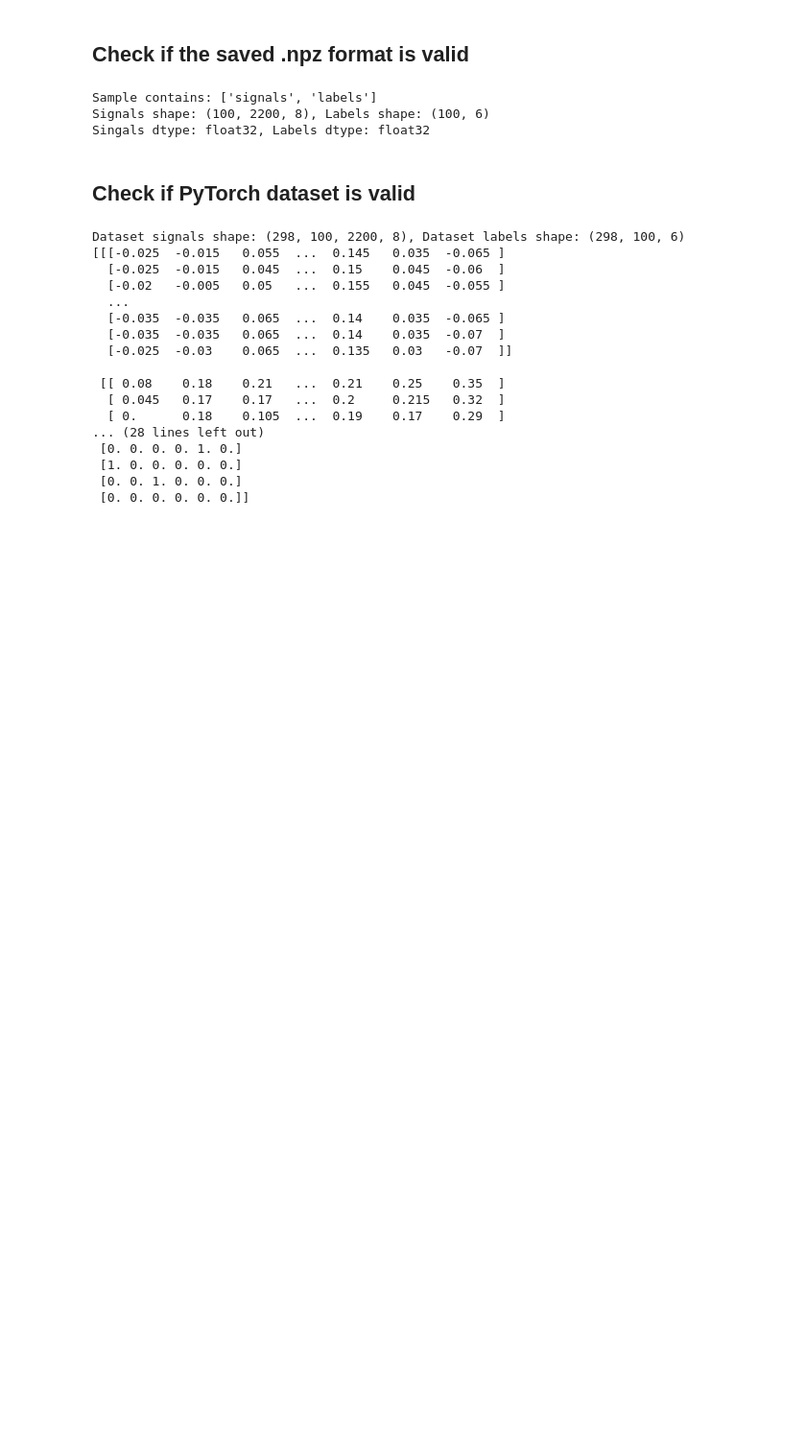
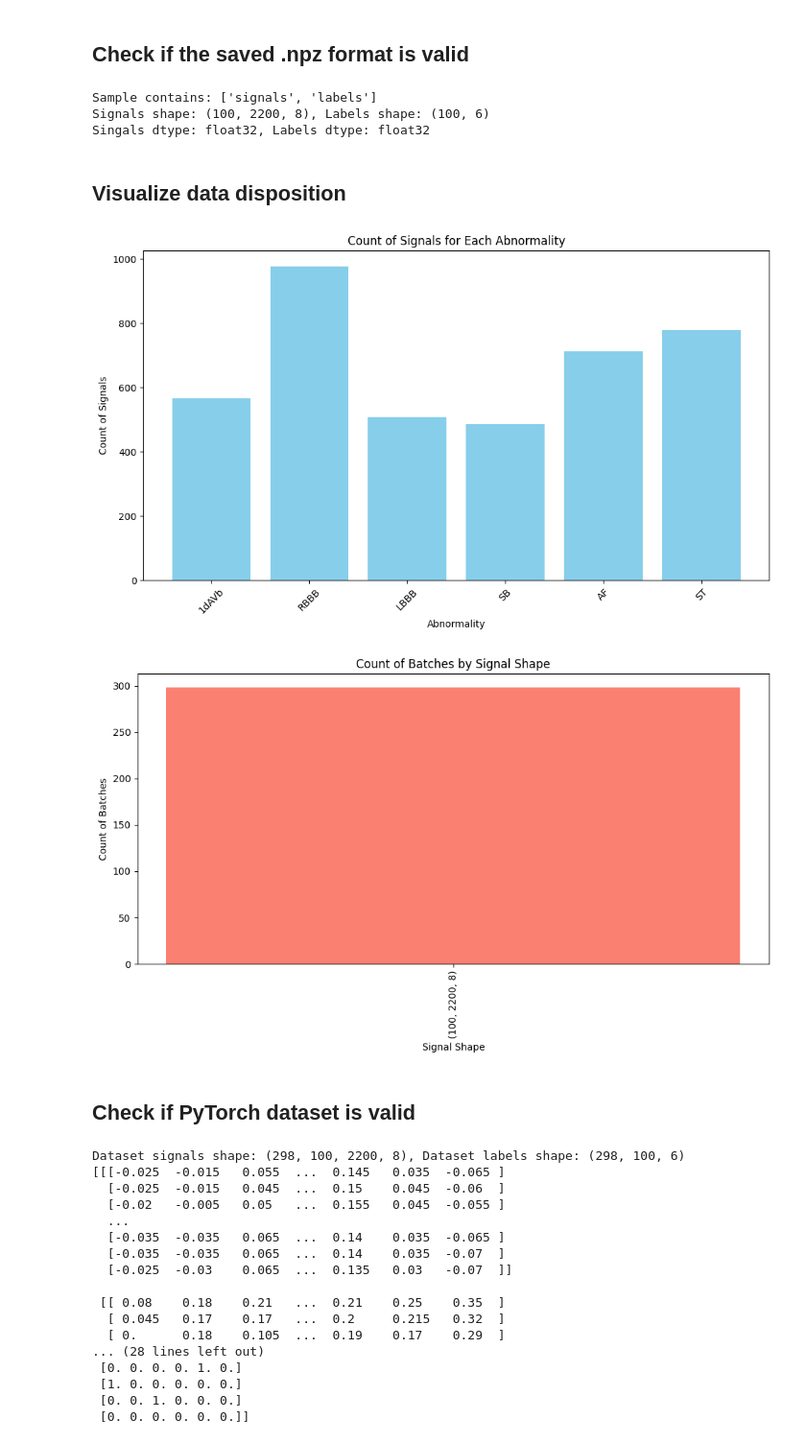
Before and after one commit to CL0001/ecg-abnormality-detection, a Jupyter notebook: tests.ipynb, the cells around one changed output. Shown: that part at 96% size. Drawn from its saved outputs; the diff is of its cells as text; code cells hidden in the pictures; blank space fills up the shorter version.

Commit message:
:art: moved data visualization into tests.ipynb

```diff
--- a/tests.ipynb
+++ b/tests.ipynb
@@ -18,0 +23,11 @@ array([[0., 0., 0., 0., 0., 0.],
+# %%
+input_path = "./temp_data"
+min_length = float("inf")
+
+for file in os.listdir(input_path):
+    record = np.load(os.path.join(input_path, file), allow_pickle=True)
+    record_signals = record["signals"]
+    for i in range(record_signals.shape[0]):
+        matrix_length = record_signals[i].shape[0]
+        min_length = min(matrix_length, min_length)
+print(f"Minimum length of second dimension: {min_length}")
@@ -27,6 +44,75 @@ print(f"Singals dtype: {sample["signals"].dtype}, Labels dtype: {sample["labels"
 Sample contains: ['signals', 'labels']
 Signals shape: (100, 2200, 8), Labels shape: (100, 6)
 Singals dtype: float32, Labels dtype: float32
+# %% [markdown]
+## Visualize data disposition
+# %%
+data_path = "./data"
+
+disease_count = {
+    '1dAVb': 0,
+    'RBBB': 0,
+    'LBBB': 0,
+    'SB': 0,
+    'AF': 0,
+    'ST': 0
+}
+
+shape_count = {}
+
+batch_files = os.listdir(data_path)
+
+
+for batch_file in batch_files:
+    batch_data = np.load(os.path.join(data_path, batch_file), allow_pickle=True)
+    signals = batch_data['signals']
+    labels = batch_data['labels']
+
+    batch_shape = signals.shape
+
+    if batch_shape not in shape_count:
+        shape_count[batch_shape] = 0
+    shape_count[batch_shape] += 1
+
+    for i in range(len(labels)):
+        if labels[i, -6] == 1:
+            disease_count['1dAVb'] += 1
+        if labels[i, -5] == 1:
+            disease_count['RBBB'] += 1
+        if labels[i, -4] == 1:
+            disease_count['LBBB'] += 1
+        if labels[i, -3] == 1:
+            disease_count['SB'] += 1
+        if labels[i, -2] == 1:
+            disease_count['AF'] += 1
+        if labels[i, -1] == 1:
+            disease_count['ST'] += 1
+
+
+fig, ax1 = plt.subplots(figsize=(10, 6))
+diseases = list(disease_count.keys())
+counts = list(disease_count.values())
+ax1.bar(diseases, counts, color='skyblue')
+ax1.set_xlabel('Abnormality')
+ax1.set_ylabel('Count of Signals')
+ax1.set_title('Count of Signals for Each Abnormality')
+plt.xticks(rotation=45)
+plt.tight_layout()
+plt.show()
+
+fig, ax2 = plt.subplots(figsize=(10, 6))
+shapes = [str(shape) for shape in shape_count.keys()]
+shape_counts = list(shape_count.values())
+ax2.bar(shapes, shape_counts, color='salmon')
+ax2.set_xlabel('Signal Shape')
+ax2.set_ylabel('Count of Batches')
+ax2.set_title('Count of Batches by Signal Shape')
+plt.xticks(rotation=90)
+plt.tight_layout()
+plt.show()
+# %% [output]
+[figure, added]
+[figure, added]
 # %% [markdown]
 ## Check if PyTorch dataset is valid
 # %%
```
Also changed, not shown: parts of 3 cells of this notebook, 4 other files.
